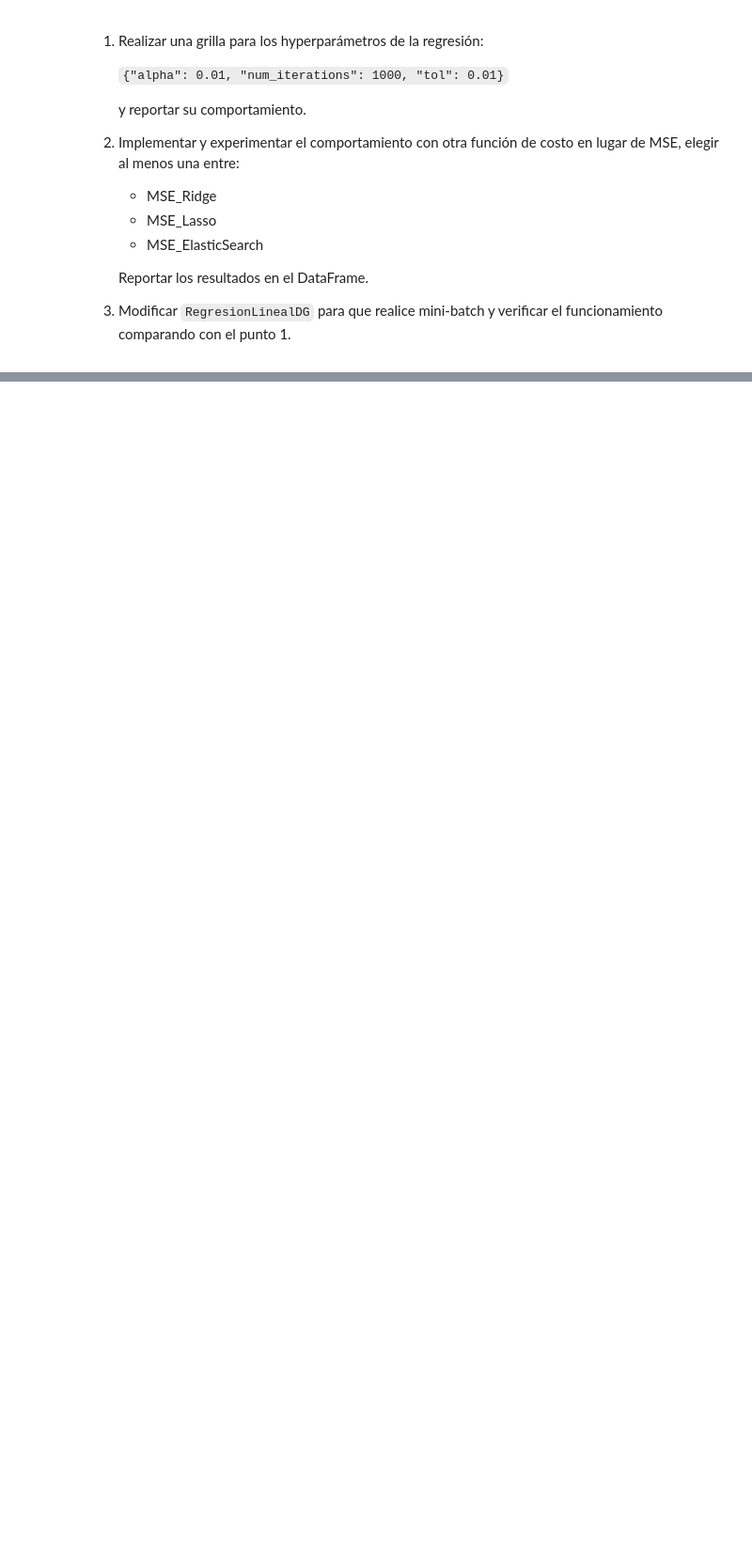
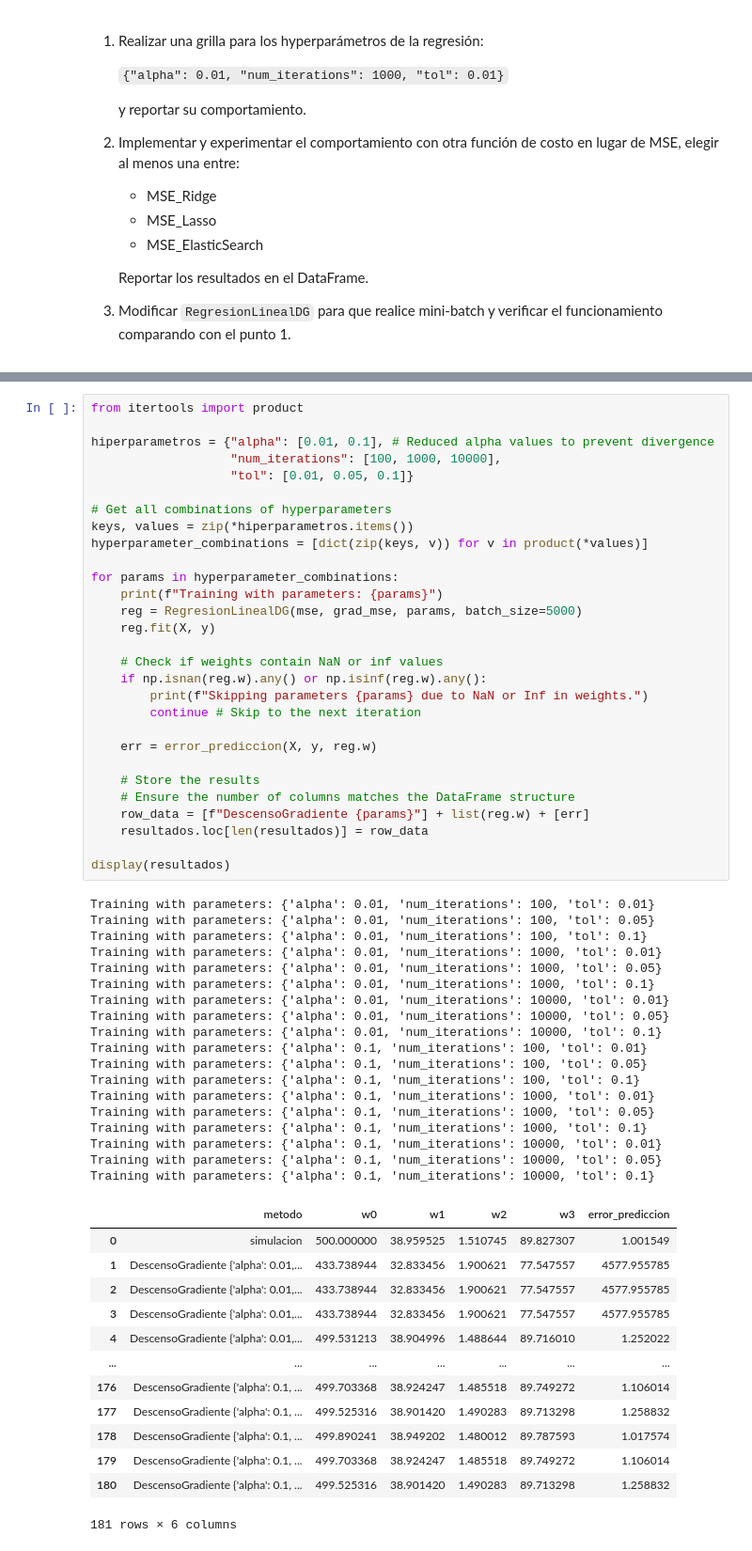
Before and after one commit to AzulBarr/Aprendizaje-Automatico, a Jupyter notebook: notebooks/notebook_08_descenso_gradiente-published.ipynb, the cells around one changed output, grey strips where cells are left out. Shown: that part at 94% size. Drawn from its saved outputs; the diff is of its cells as text; blank space fills up the shorter version.

```diff
--- a/notebooks/notebook_08_descenso_gradiente-published.ipynb
+++ b/notebooks/notebook_08_descenso_gradiente-published.ipynb
@@ -192,0 +281,61 @@ resultados
+# %%
+from itertools import product
+
+hiperparametros = {"alpha": [0.01, 0.1], # Reduced alpha values to prevent divergence
+                   "num_iterations": [100, 1000, 10000],
+                   "tol": [0.01, 0.05, 0.1]}
+
+# Get all combinations of hyperparameters
+keys, values = zip(*hiperparametros.items())
+hyperparameter_combinations = [dict(zip(keys, v)) for v in product(*values)]
+
+for params in hyperparameter_combinations:
+    print(f"Training with parameters: {params}")
+    reg = RegresionLinealDG(mse, grad_mse, params, batch_size=5000)
+    reg.fit(X, y)
+
+    # Check if weights contain NaN or inf values
+    if np.isnan(reg.w).any() or np.isinf(reg.w).any():
+        print(f"Skipping parameters {params} due to NaN or Inf in weights.")
+        continue # Skip to the next iteration
+
+    err = error_prediccion(X, y, reg.w)
+
+    # Store the results
+    # Ensure the number of columns matches the DataFrame structure
+    row_data = [f"DescensoGradiente {params}"] + list(reg.w) + [err]
+    resultados.loc[len(resultados)] = row_data
+
+display(resultados)
+# %% [output]
+Training with parameters: {'alpha': 0.01, 'num_iterations': 100, 'tol': 0.01}
+Training with parameters: {'alpha': 0.01, 'num_iterations': 100, 'tol': 0.05}
+Training with parameters: {'alpha': 0.01, 'num_iterations': 100, 'tol': 0.1}
+Training with parameters: {'alpha': 0.01, 'num_iterations': 1000, 'tol': 0.01}
+Training with parameters: {'alpha': 0.01, 'num_iterations': 1000, 'tol': 0.05}
+Training with parameters: {'alpha': 0.01, 'num_iterations': 1000, 'tol': 0.1}
+Training with parameters: {'alpha': 0.01, 'num_iterations': 10000, 'tol': 0.01}
+Training with parameters: {'alpha': 0.01, 'num_iterations': 10000, 'tol': 0.05}
+Training with parameters: {'alpha': 0.01, 'num_iterations': 10000, 'tol': 0.1}
+Training with parameters: {'alpha': 0.1, 'num_iterations': 100, 'tol': 0.01}
+Training with parameters: {'alpha': 0.1, 'num_iterations': 100, 'tol': 0.05}
+Training with parameters: {'alpha': 0.1, 'num_iterations': 100, 'tol': 0.1}
+Training with parameters: {'alpha': 0.1, 'num_iterations': 1000, 'tol': 0.01}
+Training with parameters: {'alpha': 0.1, 'num_iterations': 1000, 'tol': 0.05}
+Training with parameters: {'alpha': 0.1, 'num_iterations': 1000, 'tol': 0.1}
+Training with parameters: {'alpha': 0.1, 'num_iterations': 10000, 'tol': 0.01}
+Training with parameters: {'alpha': 0.1, 'num_iterations': 10000, 'tol': 0.05}
+Training with parameters: {'alpha': 0.1, 'num_iterations': 10000, 'tol': 0.1}
+|  | metodo | w0 | w1 | w2 | w3 | error_prediccion |
+| 0 | simulacion | 500.000000 | 38.959525 | 1.510745 | 89.827307 | 1.001549 |
+| 1 | DescensoGradiente {'alpha': 0.01,... | 433.738944 | 32.833456 | 1.900621 | 77.547557 | 4577.955785 |
+| 2 | DescensoGradiente {'alpha': 0.01,... | 433.738944 | 32.833456 | 1.900621 | 77.547557 | 4577.955785 |
+| 3 | DescensoGradiente {'alpha': 0.01,... | 433.738944 | 32.833456 | 1.900621 | 77.547557 | 4577.955785 |
+| 4 | DescensoGradiente {'alpha': 0.01,... | 499.531213 | 38.904996 | 1.488644 | 89.716010 | 1.252022 |
+| ... | ... | ... | ... | ... | ... | ... |
+| 176 | DescensoGradiente {'alpha': 0.1, ... | 499.703368 | 38.924247 | 1.485518 | 89.749272 | 1.106014 |
+| 177 | DescensoGradiente {'alpha': 0.1, ... | 499.525316 | 38.901420 | 1.490283 | 89.713298 | 1.258832 |
+| 178 | DescensoGradiente {'alpha': 0.1, ... | 499.890241 | 38.949202 | 1.480012 | 89.787593 | 1.017574 |
+| 179 | DescensoGradiente {'alpha': 0.1, ... | 499.703368 | 38.924247 | 1.485518 | 89.749272 | 1.106014 |
+| 180 | DescensoGradiente {'alpha': 0.1, ... | 499.525316 | 38.901420 | 1.490283 | 89.713298 | 1.258832 |
+181 rows × 6 columns
```
Also changed, not shown: parts of 12 cells of this notebook.
